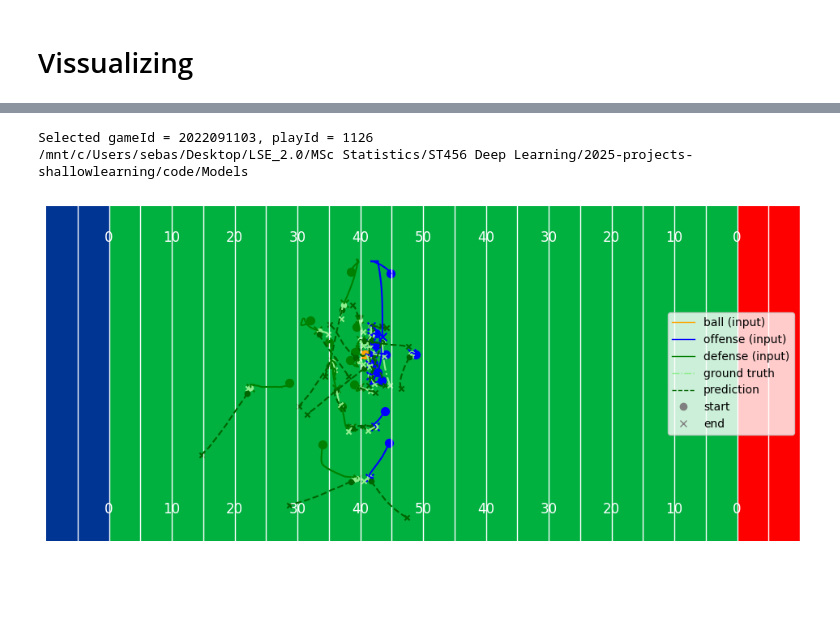
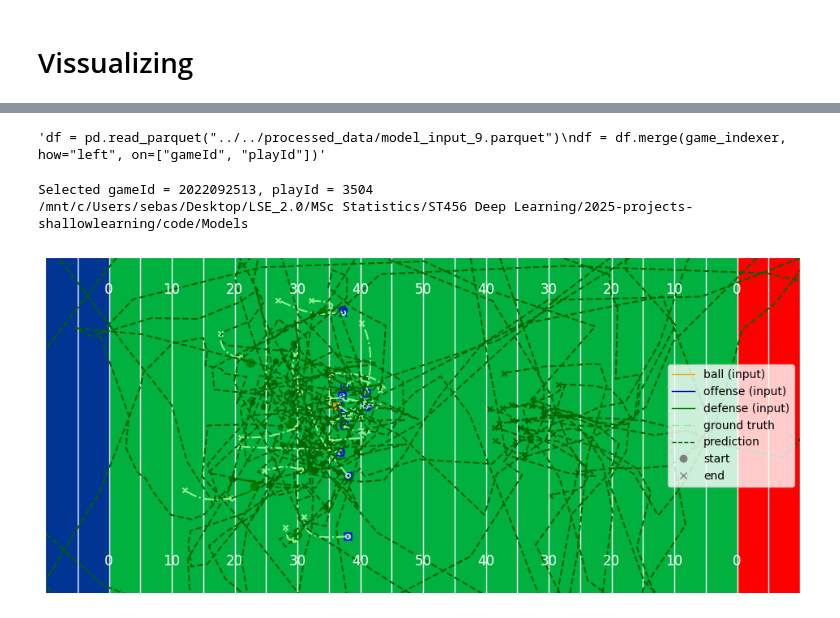
Before and after one commit to pholmes116/NFL-player-trajectories-public, a Jupyter notebook: code/Models/Base_transformer.ipynb, the cells around one changed output, grey strips where cells are left out. Saved outputs shown, nothing was run; the diff lists cells and outputs as text; code cells hidden in the pictures; blank space fills up the shorter version.

```diff
--- a/code/Models/Base_transformer.ipynb
+++ b/code/Models/Base_transformer.ipynb
@@ -31,7 +30,7 @@ Visible GPUs: [PhysicalDevice(name='/physical_device:GPU:0', device_type='GPU')]
 # %%
 #WEIGHT_PATTERN = "weights/epoch_{:03d}-val{:.4f}.weights.h5"
 
-WEIGHT_FILE = "../../weights/epoch_015-val0.0000.weights.h5"   # adjust as needed
+WEIGHT_FILE = "../../weights/epoch_006-val0.004148.weights.h5"   # adjust as needed
 
 model = TransformerPredictor(dtype_policy="mixed_float16")  # or omit arg for fp32
 #model = TransformerPredictor()
@@ -139,40 +135,42 @@ import pandas as pd
 # %%
 game_indexer = pd.read_parquet("../../processed_data/train_test_val.parquet")
-df = pd.read_parquet("../../processed_data/model_input_2.parquet")
 
-df = df.merge(game_indexer, how="left", on=["gameId", "playId"])
+"""df = pd.read_parquet("../../processed_data/model_input_9.parquet")
+df = df.merge(game_indexer, how="left", on=["gameId", "playId"])"""
+# %% [output]
+'df = pd.read_parquet("../../processed_data/model_input_9.parquet")\ndf = df.merge(game_indexer, how="left", on=["gameId", "playId"])'
 # %%
 # Filter to test rows and pick one at random
-N_STEPS = 10
+N_STEPS = 30
 
 row = (
-    df
-    .loc[df['split'] == "test", ['gameId', 'playId']]
+    game_indexer
+    .loc[game_indexer['split'] == "test", ['gameId', 'playId']]
     .sample(n=1)
 )
 
 # Extract into Python variables
 gameId = row['gameId'].iloc[0]
 playId = row['playId'].iloc[0]
 
 print(f"Selected gameId = {gameId}, playId = {playId}")
 
 context_seq, gt_future = load_play(
-    parquet_path="../../processed_data/model_input_2.parquet",
+    parquet_path="../../processed_data/model_input_9.parquet",
     game_id=gameId,
     play_id=playId,
     ctx_len=100,
     n_future=N_STEPS,
 )
 
 pred = model.predict_autoregressive(context_seq, n_steps=N_STEPS)
 
 _ = custom_visualizer.plot_trajectories(
         sequence=context_seq[0],
         ground_truth_seq=gt_future,
         pred_seq=pred,
         offense='all', defense='all', include_ball=True)
 # %% [output]
-Selected gameId = 2022091103, playId = 1126
+Selected gameId = 2022092513, playId = 3504
 /mnt/c/Users/sebas/Desktop/LSE_2.0/MSc Statistics/ST456 Deep Learning/2025-projects-shallowlearning/code/Models
-[figure, old version]
+[figure, new version]
```
Also changed, not shown: parts of 11 cells of this notebook, 4 other files.
